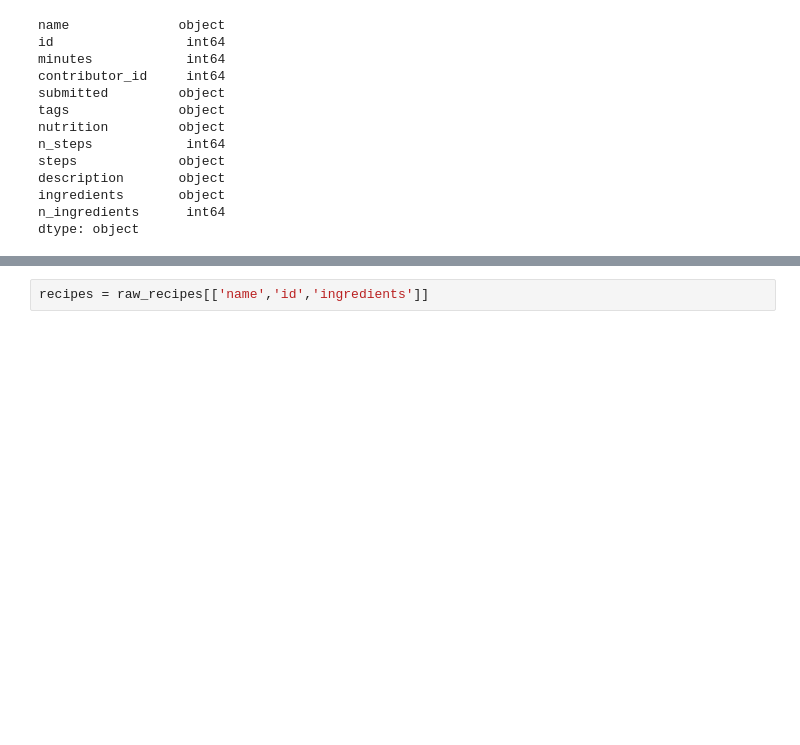
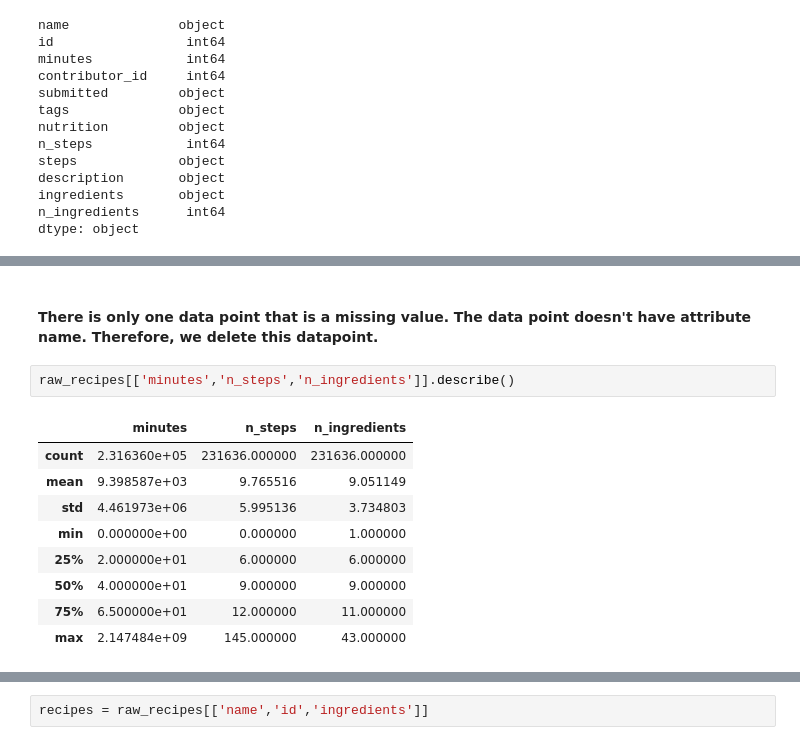
Before and after one commit to ML-7641-Fall-2022/RoboChef, a Jupyter notebook: notebooks/recommendation/mapping_YH.ipynb, the cells around one changed output, grey strips where cells are left out. Saved outputs shown, nothing was run; the diff lists cells and outputs as text; blank space fills up the shorter version.

```diff
--- a/notebooks/recommendation/mapping_YH.ipynb
+++ b/notebooks/recommendation/mapping_YH.ipynb
@@ -70,0 +100,14 @@ Name: name, Length: 231637, dtype: object>
+# %% [markdown]
+#### There is only one data point that is a missing value. The data point doesn't have attribute name. Therefore, we delete this datapoint.
+# %%
+raw_recipes[['minutes','n_steps','n_ingredients']].describe()
+# %% [output]
+|  | minutes | n_steps | n_ingredients |
+| count | 2.316360e+05 | 231636.000000 | 231636.000000 |
+| mean | 9.398587e+03 | 9.765516 | 9.051149 |
+| std | 4.461973e+06 | 5.995136 | 3.734803 |
+| min | 0.000000e+00 | 0.000000 | 1.000000 |
+| 25% | 2.000000e+01 | 6.000000 | 6.000000 |
+| 50% | 4.000000e+01 | 9.000000 | 9.000000 |
+| 75% | 6.500000e+01 | 12.000000 | 11.000000 |
+| max | 2.147484e+09 | 145.000000 | 43.000000 |
```
Also changed, not shown: parts of 13 cells of this notebook, 2 other files.
